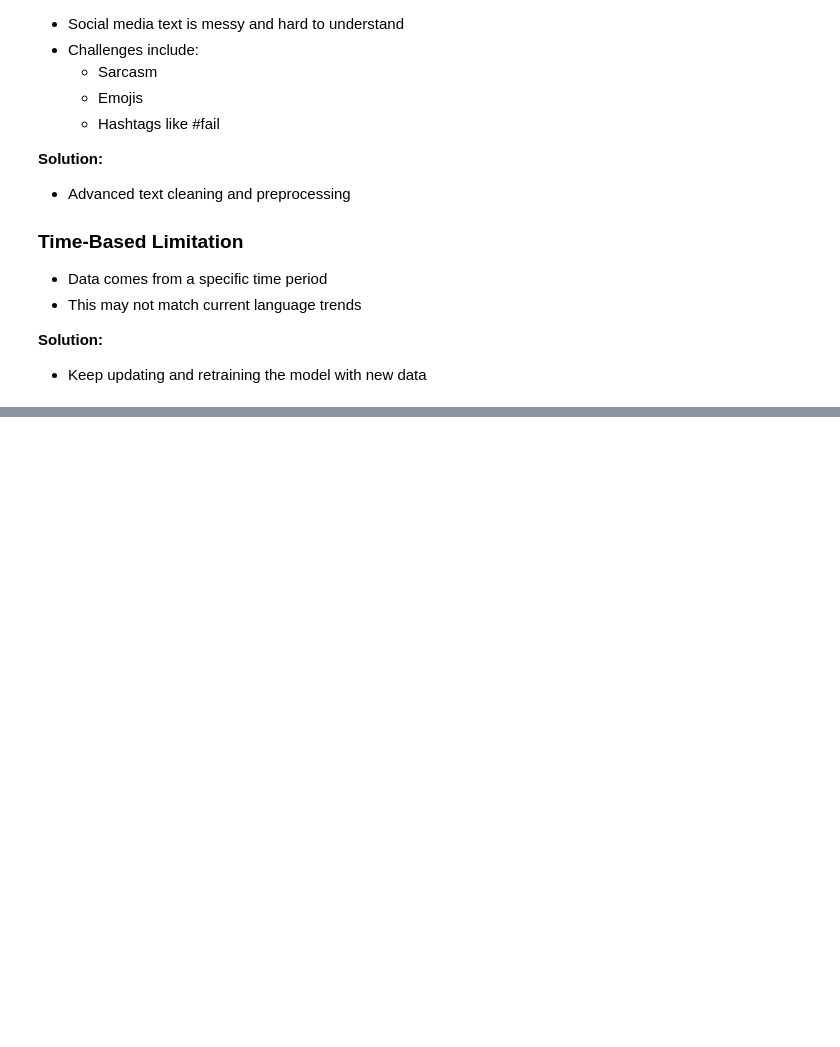
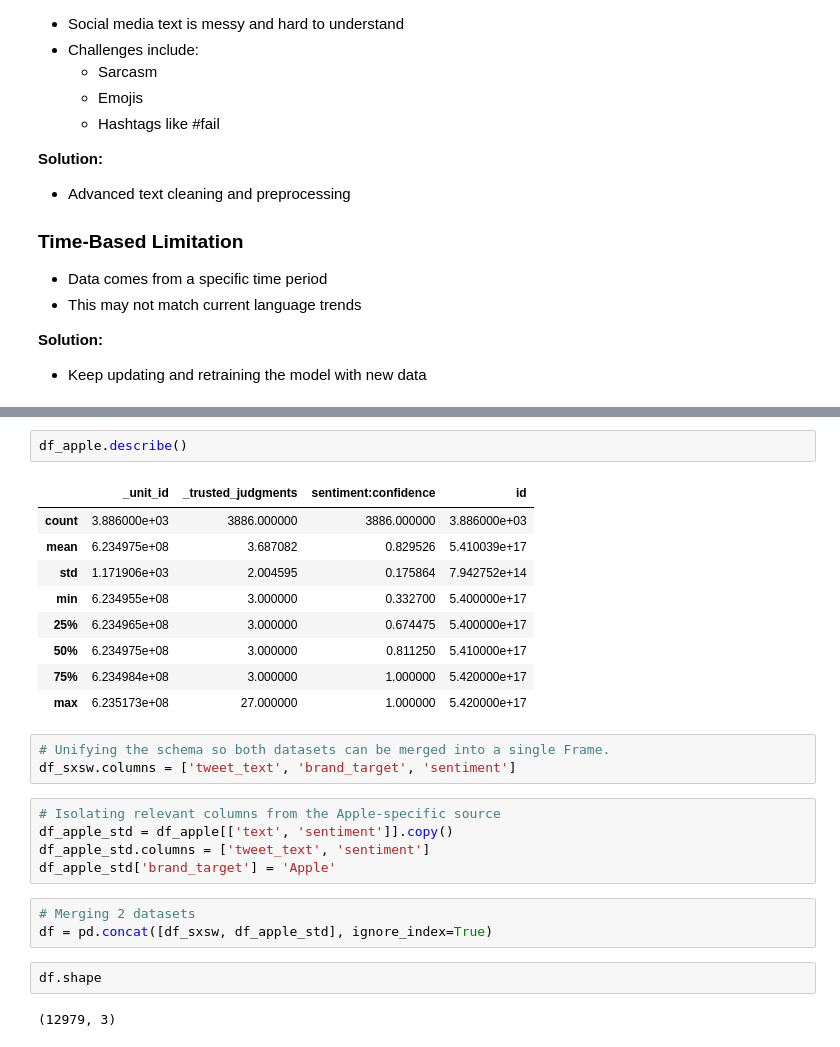
Before and after one commit to abelcholfavour/brand_sentinel, a Jupyter notebook: index.ipynb, the cells around one changed output, grey strips where cells are left out. Saved outputs shown, nothing was run; the diff lists cells and outputs as text; blank space fills up the shorter version.

```diff
--- a/index.ipynb
+++ b/index.ipynb
@@ -165,0 +339,27 @@ Not noticing serious problems early enough
+# %%
+df_apple.describe()
+# %% [output]
+|  | _unit_id | _trusted_judgments | sentiment:confidence | id |
+| count | 3.886000e+03 | 3886.000000 | 3886.000000 | 3.886000e+03 |
+| mean | 6.234975e+08 | 3.687082 | 0.829526 | 5.410039e+17 |
+| std | 1.171906e+03 | 2.004595 | 0.175864 | 7.942752e+14 |
+| min | 6.234955e+08 | 3.000000 | 0.332700 | 5.400000e+17 |
+| 25% | 6.234965e+08 | 3.000000 | 0.674475 | 5.400000e+17 |
+| 50% | 6.234975e+08 | 3.000000 | 0.811250 | 5.410000e+17 |
+| 75% | 6.234984e+08 | 3.000000 | 1.000000 | 5.420000e+17 |
+| max | 6.235173e+08 | 27.000000 | 1.000000 | 5.420000e+17 |
+# %%
+# Unifying the schema so both datasets can be merged into a single Frame.
+df_sxsw.columns = ['tweet_text', 'brand_target', 'sentiment']
+# %%
+# Isolating relevant columns from the Apple-specific source
+df_apple_std = df_apple[['text', 'sentiment']].copy()
+df_apple_std.columns = ['tweet_text', 'sentiment']
+df_apple_std['brand_target'] = 'Apple'
+# %%
+# Merging 2 datasets
+df = pd.concat([df_sxsw, df_apple_std], ignore_index=True)
+# %%
+df.shape
+# %% [output]
+(12979, 3)
```
Also changed, not shown: parts of 25 cells of this notebook.
